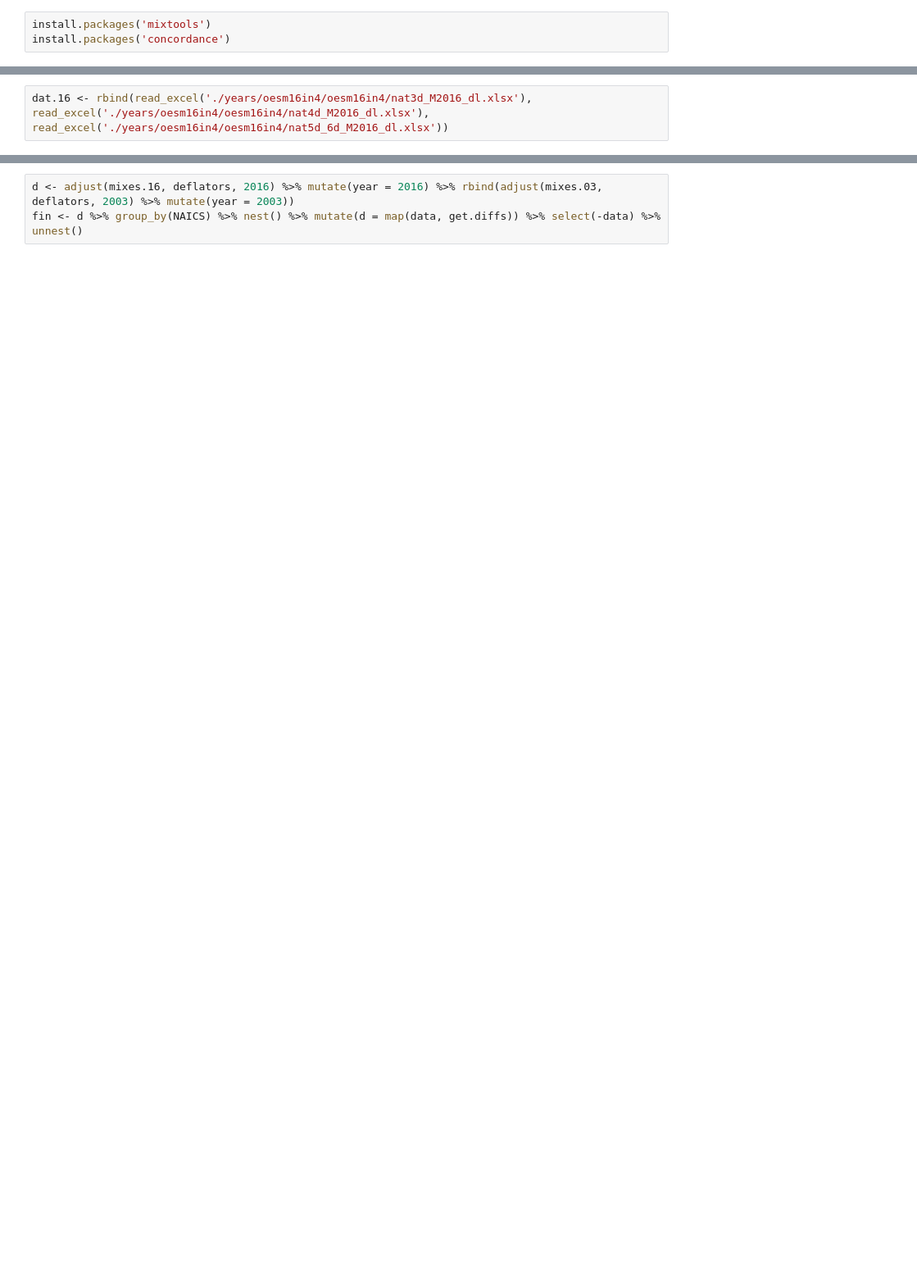
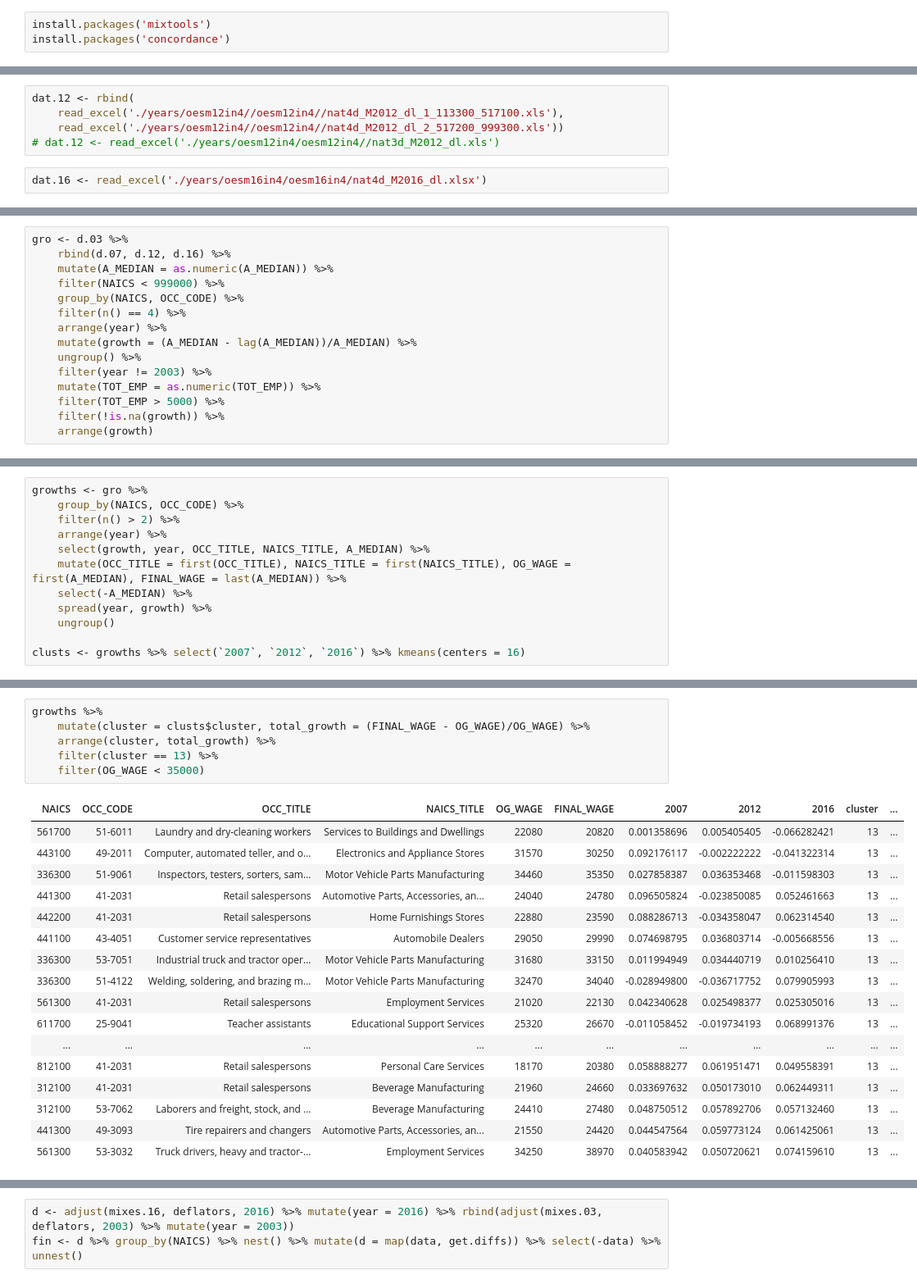
Before and after one commit to nandanrao/market-power-bls, a Jupyter notebook: mixtools-bls.ipynb, the cells around one changed output, grey strips where cells are left out. Shown: that part at 82% size. Drawn from its saved outputs; the diff is of its cells as text; blank space fills up the shorter version.

Commit message:
crosswalks and industry specific clustering

```diff
--- a/mixtools-bls.ipynb
+++ b/mixtools-bls.ipynb
@@ -20,3 +19,8 @@ dat.03 <- rbind(read_excel('./years/oesm03in4/nat4d_may2003_dl.xls'), read_excel
+# %%
+dat.12 <- rbind(
+    read_excel('./years/oesm12in4//oesm12in4//nat4d_M2012_dl_1_113300_517100.xls'),
+    read_excel('./years/oesm12in4//oesm12in4//nat4d_M2012_dl_2_517200_999300.xls'))
+# dat.12 <- read_excel('./years/oesm12in4/oesm12in4//nat3d_M2012_dl.xls')
 # %%
-dat.16 <- rbind(read_excel('./years/oesm16in4/oesm16in4/nat3d_M2016_dl.xlsx'), read_excel('./years/oesm16in4/oesm16in4/nat4d_M2016_dl.xlsx'), read_excel('./years/oesm16in4/oesm16in4/nat5d_6d_M2016_dl.xlsx'))
+dat.16 <- read_excel('./years/oesm16in4/oesm16in4/nat4d_M2016_dl.xlsx')
 # %%
@@ -44,0 +61,15 @@ Warning message in evalq(as.numeric(TOT_EMP), <environment>):
+# %%
+gro <- d.03 %>%
+    rbind(d.07, d.12, d.16) %>%
+    mutate(A_MEDIAN = as.numeric(A_MEDIAN)) %>%
+    filter(NAICS < 999000) %>%
+    group_by(NAICS, OCC_CODE) %>%
+    filter(n() == 4) %>%
+    arrange(year) %>%
+    mutate(growth = (A_MEDIAN - lag(A_MEDIAN))/A_MEDIAN) %>%
+    ungroup() %>%
+    filter(year != 2003) %>%
+    mutate(TOT_EMP = as.numeric(TOT_EMP)) %>%
+    filter(TOT_EMP > 5000) %>%
+    filter(!is.na(growth)) %>%
+    arrange(growth)
@@ -44,0 +80,12 @@ Warning message in evalq(as.numeric(TOT_EMP), <environment>):
+# %%
+growths <- gro %>%
+    group_by(NAICS, OCC_CODE) %>%
+    filter(n() > 2) %>%
+    arrange(year) %>%
+    select(growth, year, OCC_TITLE, NAICS_TITLE, A_MEDIAN) %>%
+    mutate(OCC_TITLE = first(OCC_TITLE), NAICS_TITLE = first(NAICS_TITLE), OG_WAGE = first(A_MEDIAN), FINAL_WAGE = last(A_MEDIAN)) %>%
+    select(-A_MEDIAN) %>%
+    spread(year, growth) %>%
+    ungroup()
+
+clusts <- growths %>% select(`2007`, `2012`, `2016`) %>% kmeans(centers = 16)
@@ -44,0 +108,24 @@ Warning message in evalq(as.numeric(TOT_EMP), <environment>):
+# %%
+growths %>%
+    mutate(cluster = clusts$cluster, total_growth = (FINAL_WAGE - OG_WAGE)/OG_WAGE) %>%
+    arrange(cluster, total_growth) %>%
+    filter(cluster == 13) %>%
+    filter(OG_WAGE < 35000)
+# %% [output]
+| NAICS | OCC_CODE | OCC_TITLE | NAICS_TITLE | OG_WAGE | FINAL_WAGE | 2007 | 2012 | 2016 | cluster | ... |
+| 561700 | 51-6011 | Laundry and dry-cleaning workers | Services to Buildings and Dwellings | 22080 | 20820 | 0.001358696 | 0.005405405 | -0.066282421 | 13 | ... |
+| 443100 | 49-2011 | Computer, automated teller, and o... | Electronics and Appliance Stores | 31570 | 30250 | 0.092176117 | -0.002222222 | -0.041322314 | 13 | ... |
+| 336300 | 51-9061 | Inspectors, testers, sorters, sam... | Motor Vehicle Parts Manufacturing | 34460 | 35350 | 0.027858387 | 0.036353468 | -0.011598303 | 13 | ... |
+| 441300 | 41-2031 | Retail salespersons | Automotive Parts, Accessories, an... | 24040 | 24780 | 0.096505824 | -0.023850085 | 0.052461663 | 13 | ... |
+| 442200 | 41-2031 | Retail salespersons | Home Furnishings Stores | 22880 | 23590 | 0.088286713 | -0.034358047 | 0.062314540 | 13 | ... |
+| 441100 | 43-4051 | Customer service representatives | Automobile Dealers | 29050 | 29990 | 0.074698795 | 0.036803714 | -0.005668556 | 13 | ... |
+| 336300 | 53-7051 | Industrial truck and tractor oper... | Motor Vehicle Parts Manufacturing | 31680 | 33150 | 0.011994949 | 0.034440719 | 0.010256410 | 13 | ... |
+| 336300 | 51-4122 | Welding, soldering, and brazing m... | Motor Vehicle Parts Manufacturing | 32470 | 34040 | -0.028949800 | -0.036717752 | 0.079905993 | 13 | ... |
+| 561300 | 41-2031 | Retail salespersons | Employment Services | 21020 | 22130 | 0.042340628 | 0.025498377 | 0.025305016 | 13 | ... |
+| 611700 | 25-9041 | Teacher assistants | Educational Support Services | 25320 | 26670 | -0.011058452 | -0.019734193 | 0.068991376 | 13 | ... |
+| ... | ... | ... | ... | ... | ... | ... | ... | ... | ... | ... |
+| 812100 | 41-2031 | Retail salespersons | Personal Care Services | 18170 | 20380 | 0.058888277 | 0.061951471 | 0.049558391 | 13 | ... |
+| 312100 | 41-2031 | Retail salespersons | Beverage Manufacturing | 21960 | 24660 | 0.033697632 | 0.050173010 | 0.062449311 | 13 | ... |
+| 312100 | 53-7062 | Laborers and freight, stock, and ... | Beverage Manufacturing | 24410 | 27480 | 0.048750512 | 0.057892706 | 0.057132460 | 13 | ... |
+| 441300 | 49-3093 | Tire repairers and changers | Automotive Parts, Accessories, an... | 21550 | 24420 | 0.044547564 | 0.059773124 | 0.061425061 | 13 | ... |
+| 561300 | 53-3032 | Truck drivers, heavy and tractor-... | Employment Services | 34250 | 38970 | 0.040583942 | 0.050720621 | 0.074159610 | 13 | ... |
```
Also changed, not shown: parts of 19 cells of this notebook, 3 other files.
